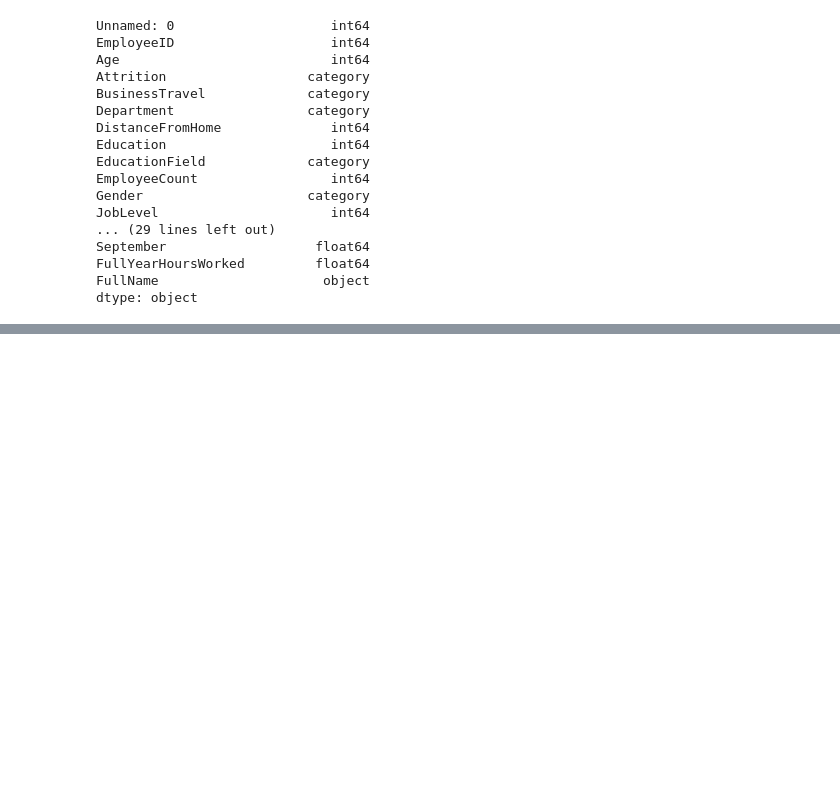
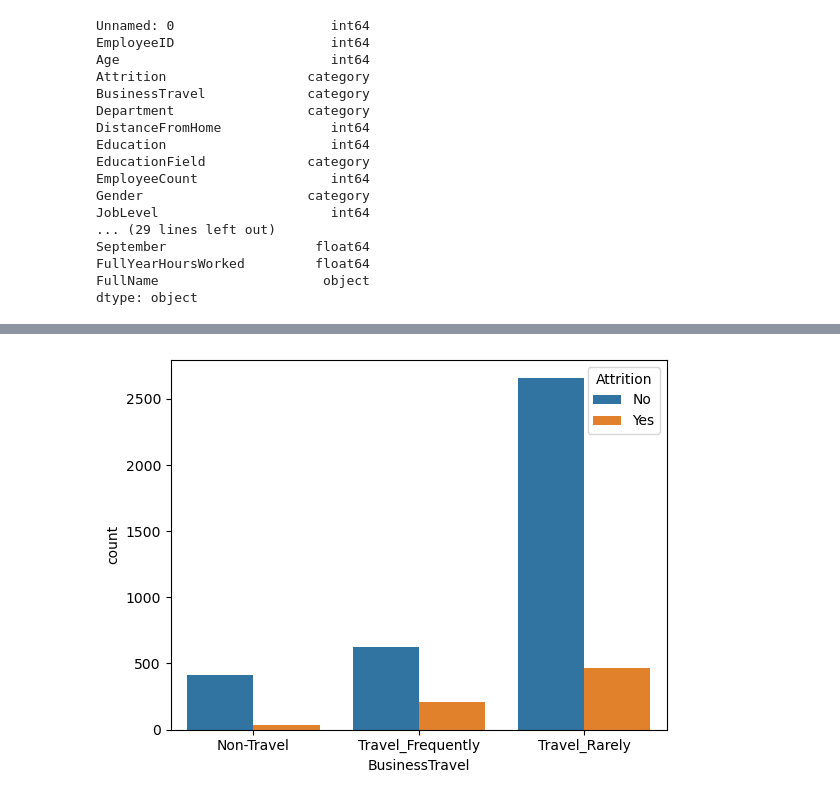
Before and after one commit to jguptil1/Portfolio-Projects, a Jupyter notebook: HR Case Study/HRProjectEDA.ipynb, the cells around one changed output, grey strips where cells are left out. Drawn from its saved outputs; the diff is of its cells as text; code cells hidden in the pictures; blank space fills up the shorter version.

```diff
--- a/HR Case Study/HRProjectEDA.ipynb
+++ b/HR Case Study/HRProjectEDA.ipynb
@@ -55,3 +55,9 @@ FullName                     object
 dtype: object
 # %%
 # What does attrition look like for the various categorical variables
+
+categoricaldata = data.select_dtypes(include='category').columns
+categoricaldata
+
+catdata = data[categoricaldata]
+catdata
@@ -57,0 +78,7 @@ dtype: object
+# %%
+sns.countplot(x='BusinessTravel', hue='Attrition', data=catdata)
+plt.show()
+
+#Those that rarely travel
+# %% [output]
+[figure, added]
```
Also changed, not shown: parts of 10 cells of this notebook.
